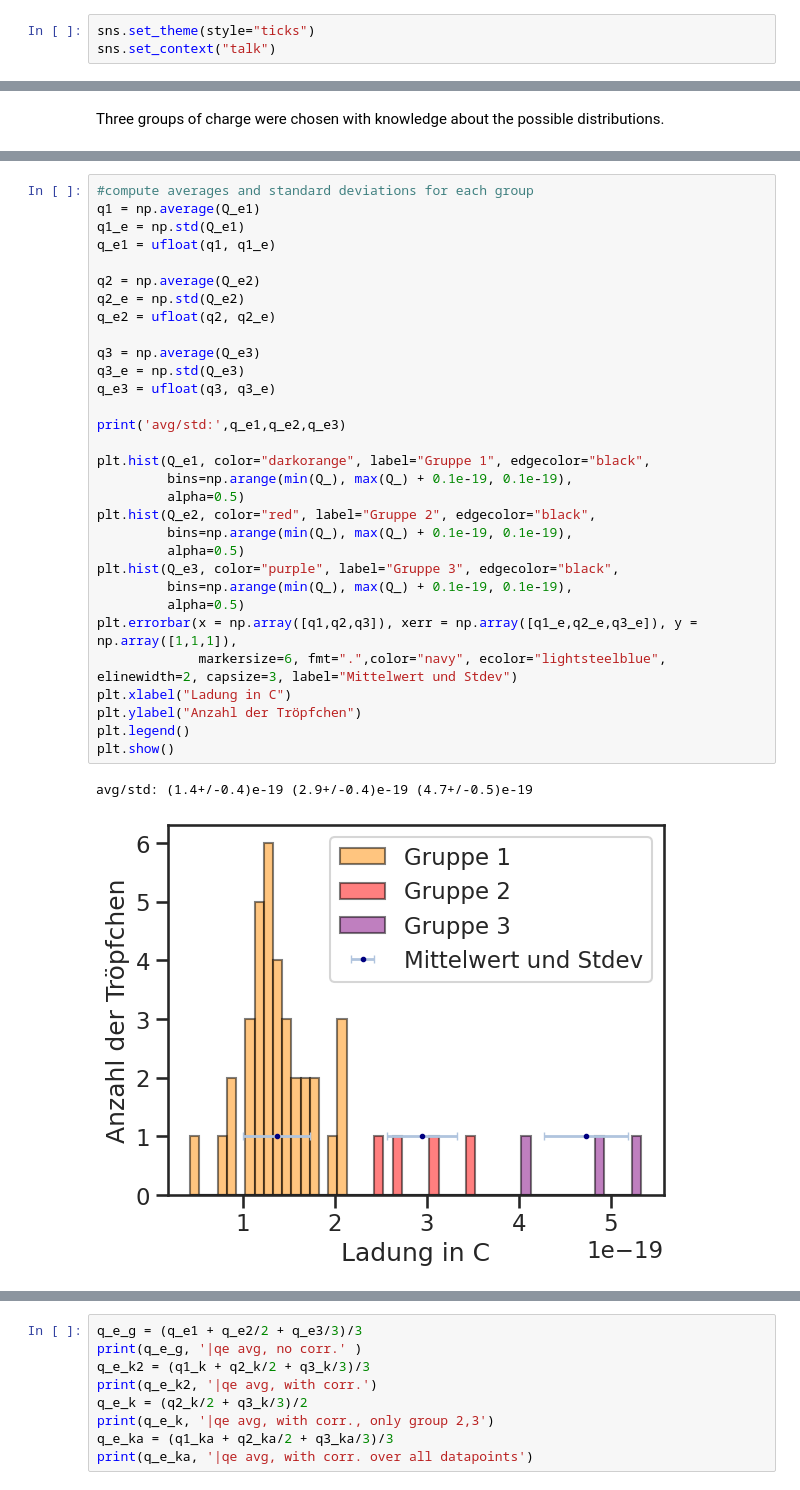
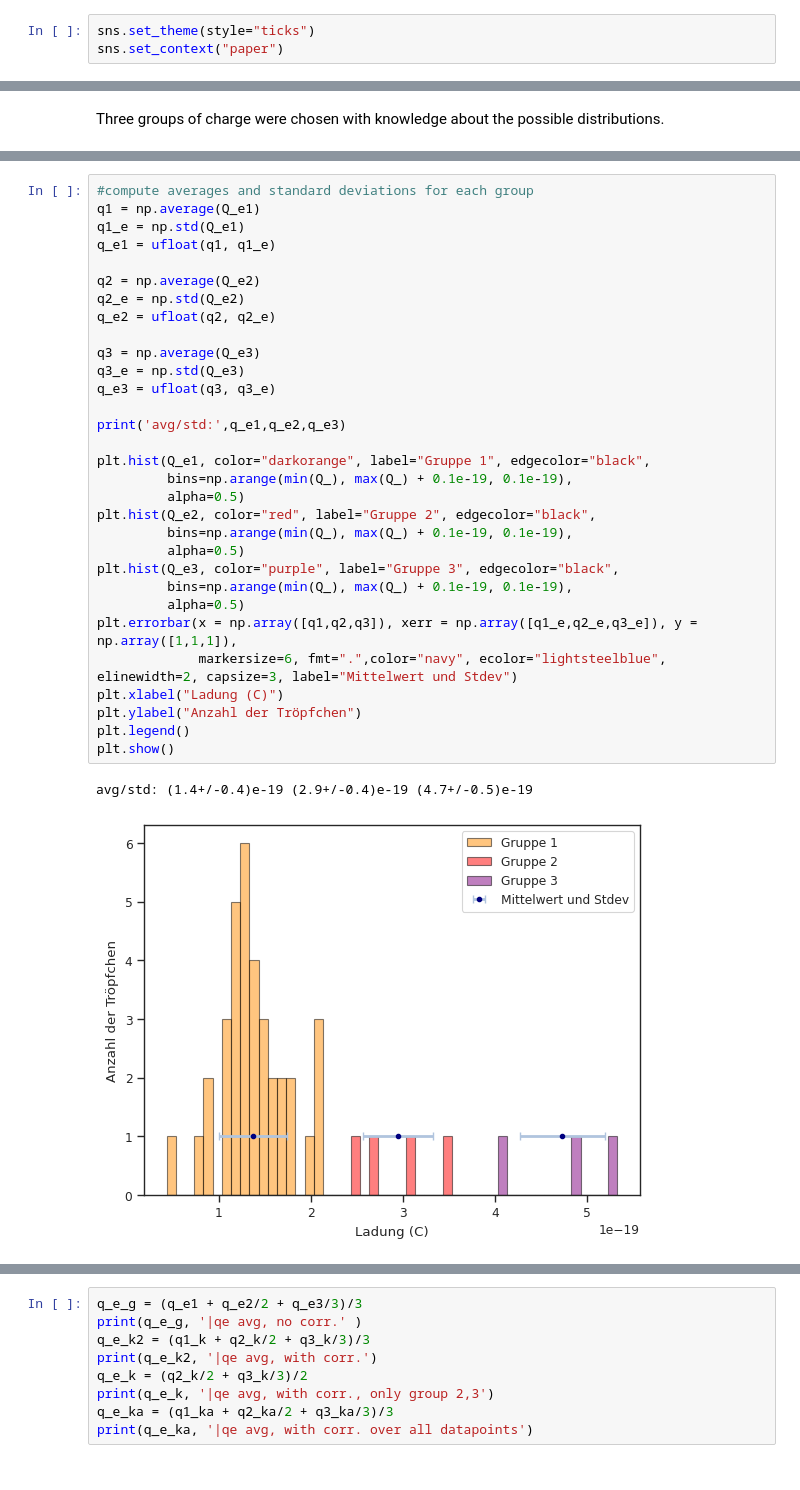
Before and after one commit to KemalOenen/Grundpraktikum2_Gruppe1_SS23, a Jupyter notebook: Versuch8/Milikan.ipynb, the cells around one changed output, grey strips where cells are left out. Cells and saved outputs as stored; diff of their text form.

```diff
--- a/Versuch8/Milikan.ipynb
+++ b/Versuch8/Milikan.ipynb
@@ -21,7 +21,7 @@ step_value=0.00005 #m
 g=9.81 #m/s^2
 # %%
 sns.set_theme(style="ticks")
-sns.set_context("talk")
+sns.set_context("paper")
 # %%
 #get data
 sinksteig_data=pd.read_csv("Milikan_sinkSteig.csv", header=2)
@@ -197,35 +197,35 @@ plt.show()
 q1 = np.average(Q_e1)
 q1_e = np.std(Q_e1)
 q_e1 = ufloat(q1, q1_e)
 
 q2 = np.average(Q_e2)
 q2_e = np.std(Q_e2)
 q_e2 = ufloat(q2, q2_e)
 
 q3 = np.average(Q_e3)
 q3_e = np.std(Q_e3)
 q_e3 = ufloat(q3, q3_e)
 
 print('avg/std:',q_e1,q_e2,q_e3)
 
 plt.hist(Q_e1, color="darkorange", label="Gruppe 1", edgecolor="black",
          bins=np.arange(min(Q_), max(Q_) + 0.1e-19, 0.1e-19),
          alpha=0.5)
 plt.hist(Q_e2, color="red", label="Gruppe 2", edgecolor="black",
          bins=np.arange(min(Q_), max(Q_) + 0.1e-19, 0.1e-19),
          alpha=0.5)
 plt.hist(Q_e3, color="purple", label="Gruppe 3", edgecolor="black",
          bins=np.arange(min(Q_), max(Q_) + 0.1e-19, 0.1e-19),
          alpha=0.5)
 plt.errorbar(x = np.array([q1,q2,q3]), xerr = np.array([q1_e,q2_e,q3_e]), y = np.array([1,1,1]),
              markersize=6, fmt=".",color="navy", ecolor="lightsteelblue", elinewidth=2, capsize=3, label="Mittelwert und Stdev")
-plt.xlabel("Ladung in C")
+plt.xlabel("Ladung (C)")
 plt.ylabel("Anzahl der Tröpfchen")
 plt.legend()
 plt.show()
 # %% [output]
 avg/std: (1.4+/-0.4)e-19 (2.9+/-0.4)e-19 (4.7+/-0.5)e-19
-[figure, old version]
+[figure, new version]
 # %%
 ##find correction for e1
 #find b and y0
```
Also changed, not shown: parts of 8 cells of this notebook.
